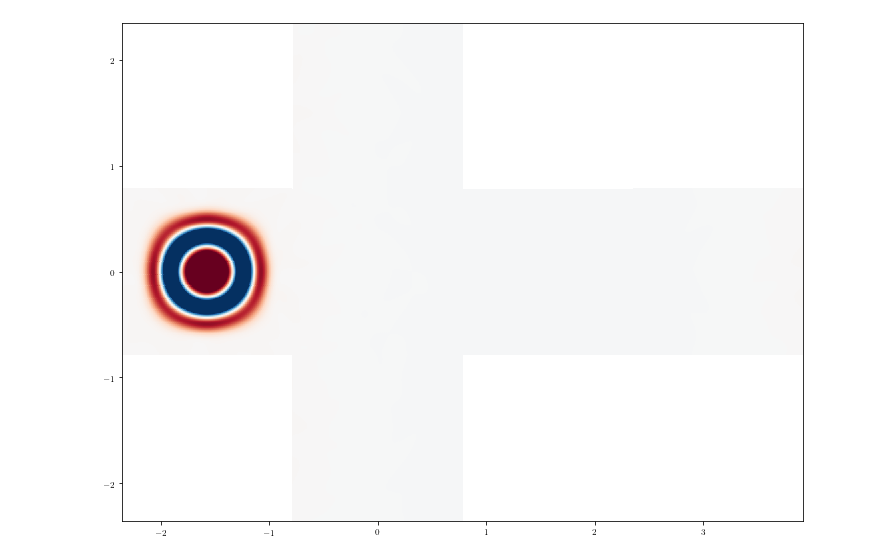
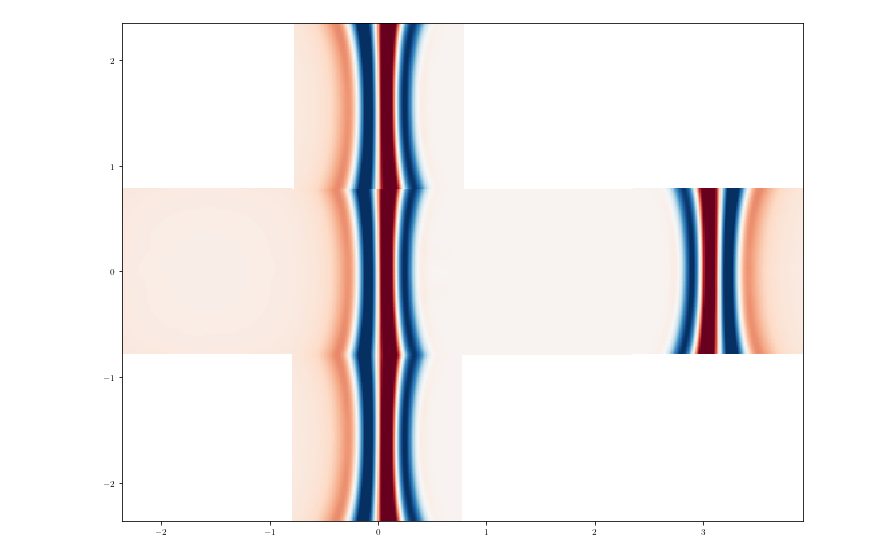
Before and after one commit to bcrinquand/Maxwell_cubed_sphere, a Jupyter notebook: FULL_SPHERE2.ipynb, the cells around one changed output. Saved outputs shown, nothing was run; the diff lists cells and outputs as text; code cells hidden in the pictures.

```diff
--- a/FULL_SPHERE2.ipynb
+++ b/FULL_SPHERE2.ipynb
@@ -33,8 +33,8 @@ class Sphere:
 
 # Parameters
 cfl = 0.7
-Nxi = 256
-Neta = 256
+Nxi = 128
+Neta = 128
 NG = 1 # Number of ghosts zones
 xi_min, xi_max = - N.pi / 4.0, N.pi / 4.0
 eta_min, eta_max = - N.pi / 4.0, N.pi / 4.0
@@ -145,14 +145,14 @@ def contra_to_cov_B(patch):
     B2d[patch, i0:i1, j0:j1] = g22d[i0:i1, j0:j1, 1] * B2u[patch, i0:i1, j0:j1] + \
                          0.5 * g12d[i0:i1, j0:j1, 1] * (B1u[patch, i0:i1, j0:j1] + N.roll(N.roll(B1u, -1, axis = 1), 1, axis = 2)[patch, i0:i1, j0:j1])
 
-def push_B(patch):
+def push_B(it, patch):
 
     i0, i1 = NG, Nxi + NG
     j0, j1 = NG, Neta + NG
 
     Br[patch, i0:i1, j0:j1]  -= ((N.roll(E2d, -1, axis = 1)[patch, i0:i1, j0:j1] - E2d[patch, i0:i1, j0:j1]) / dxi - \
                                  (N.roll(E1d, -1, axis = 2)[patch, i0:i1, j0:j1] - E1d[patch, i0:i1, j0:j1]) / deta) \
-                                * dt / sqrt_det_g[i0:i1, j0:j1, 3]
+                                * dt / sqrt_det_g[i0:i1, j0:j1, 3] - 4.0 * N.pi * dt * Jr(it, patch, i0, i1, j0, j1)
     B1u[patch, i0:i1, j0:j1] -= ((N.roll(Er, -1, axis = 2)[patch, i0:i1, j0:j1] - Er[patch, i0:i1, j0:j1]) / deta) * dt / sqrt_det_g[i0:i1, j0:j1, 2]
     B2u[patch, i0:i1, j0:j1] += ((N.roll(Er, -1, axis = 1)[patch, i0:i1, j0:j1] - Er[patch, i0:i1, j0:j1]) / dxi)  * dt / sqrt_det_g[i0:i1, j0:j1, 1]
 
@@ -163,7 +163,7 @@ def push_E(it, patch):
 
     Er[patch, i0:i1, j0:j1] += ((B2d[patch, i0:i1, j0:j1] - N.roll(B2d, 1, axis = 1)[patch, i0:i1, j0:j1]) / dxi - \
                                 (B1d[patch, i0:i1, j0:j1] - N.roll(B1d, 1, axis = 2)[patch, i0:i1, j0:j1]) / deta) \
-                               * dt / sqrt_det_g[i0:i1, j0:j1, 0] - 4.0 * N.pi * dt * Jr(it, patch, i0, i1, j0, j1)
+                               * dt / sqrt_det_g[i0:i1, j0:j1, 0] # - 4.0 * N.pi * dt * Jr(it, patch, i0, i1, j0, j1)
     E1u[patch, i0:i1, j0:j1] += ((Br[patch, i0:i1, j0:j1] - N.roll(Br, 1, axis = 2)[patch, i0:i1, j0:j1]) / deta) * dt / sqrt_det_g[i0:i1, j0:j1, 1]
     E2u[patch, i0:i1, j0:j1] -= ((Br[patch, i0:i1, j0:j1] - N.roll(Br, 1, axis = 1)[patch, i0:i1, j0:j1]) / dxi)  * dt / sqrt_det_g[i0:i1, j0:j1, 2]
 # %%
@@ -875,8 +875,8 @@ idump = 0
 
 Nt = 1000 # Number of iterations
 # %%
-# for it in tqdm(range(Nt+1)):
-for it in tqdm(range(501,2501)):
+for it in tqdm(range(Nt+1)):
+# for it in tqdm(range(501,2501)):
 
     for p in range(6):
         contra_to_cov_E(p)
@@ -888,7 +888,7 @@ for it in tqdm(range(501,2501)):
     update_poles()
 
     for p in range(6):
-        push_B(p)
+        push_B(it, p)
 
     for p0 in range(6):
         for p1 in range(6):
@@ -946,9 +946,9 @@ def plot_fields_unfolded(it, field, field2, vm):
     plt.show()
     ax.cla()
 # %%
-plot_fields_unfolded(1, "Er", "Er", 0.1)
+plot_fields_unfolded(1, "Br", "Br", 0.1)
 # %% [output]
-[figure, old version]
+[figure, new version]
 # %%
 xf = N.zeros_like(Er)
 yf = N.zeros_like(Er)
```
Also changed, not shown: parts of 2 cells of this notebook, 9 other files.
